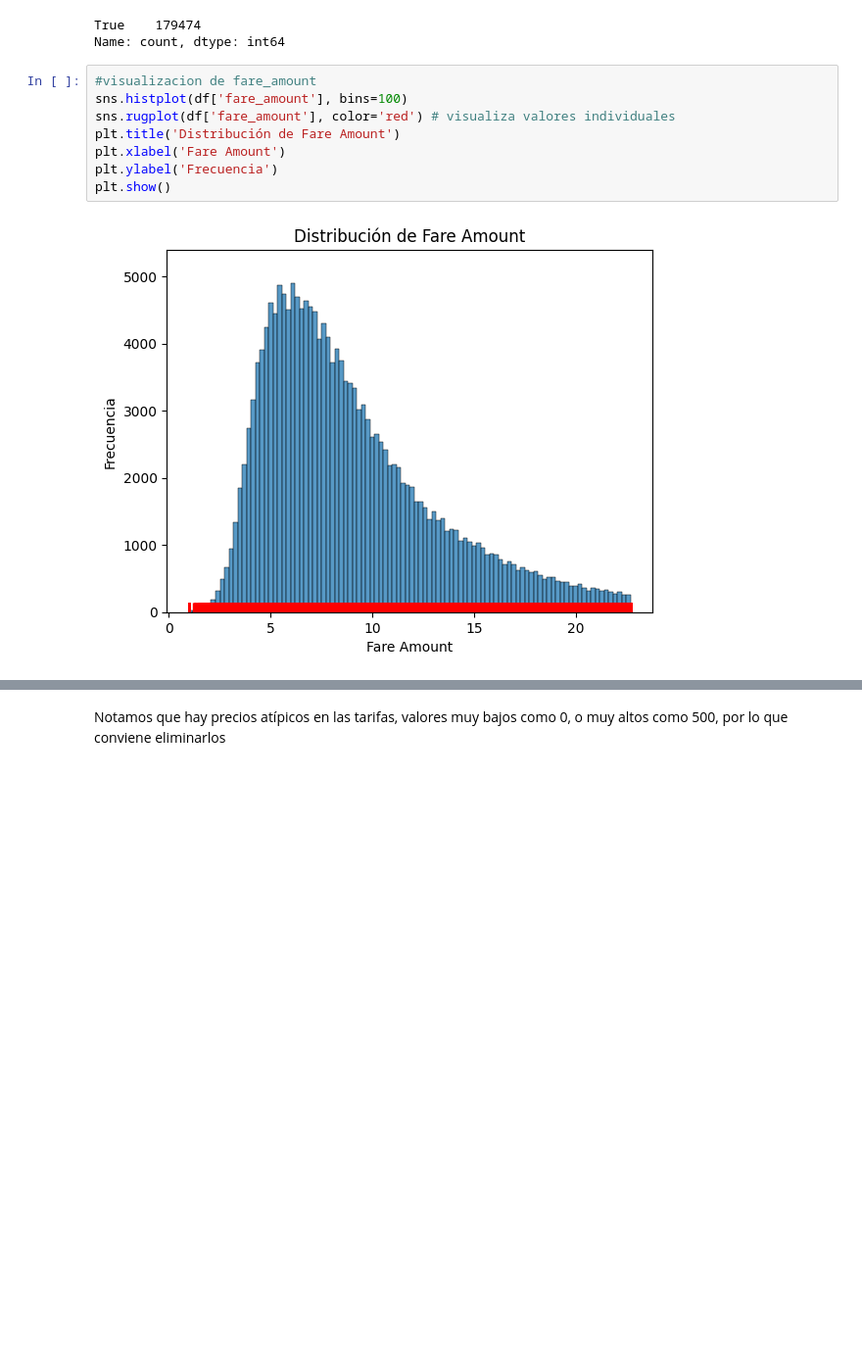
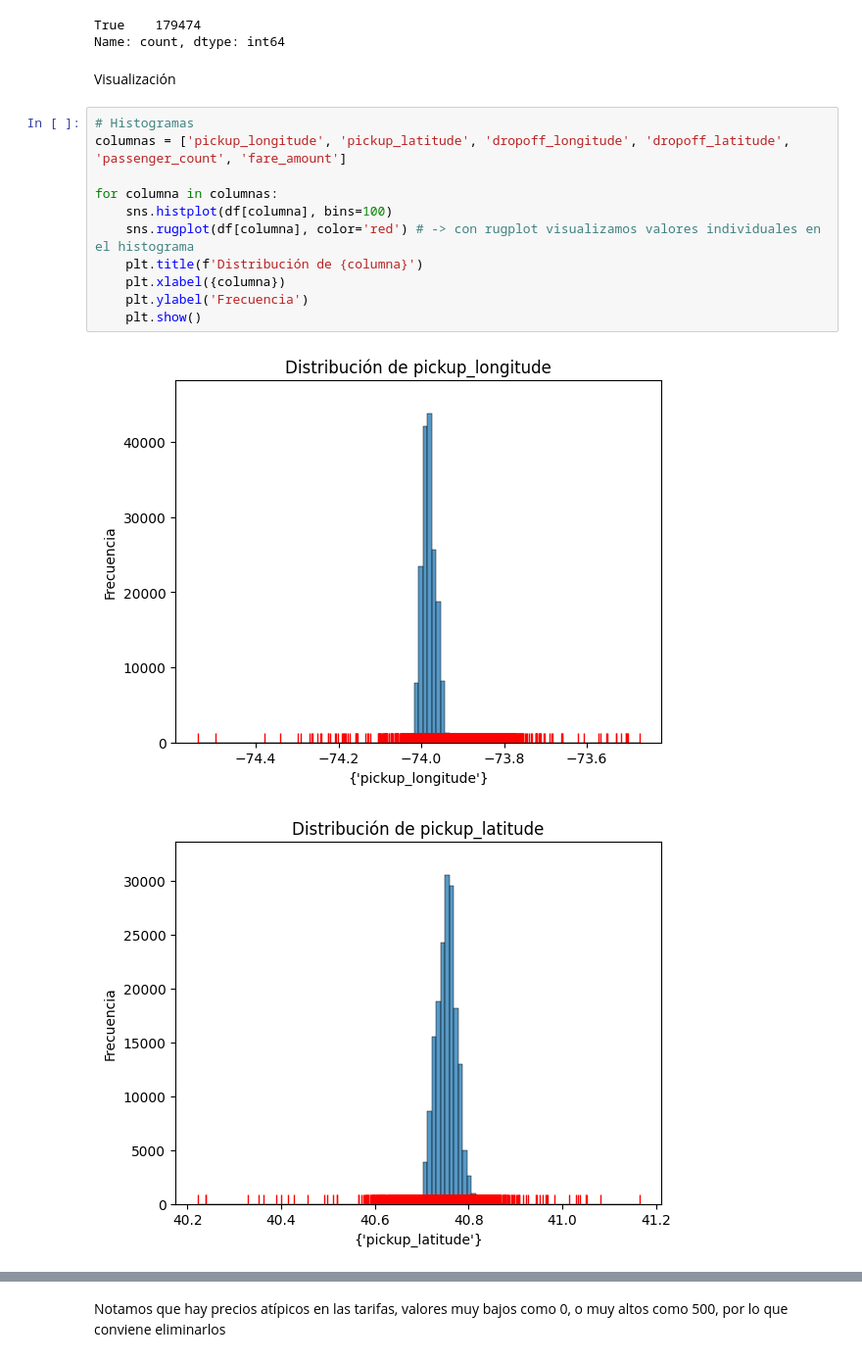
Before and after one commit to ZahirJacob/AA1-TUIA-2026C1-Dimenna-Jacob-Taborda, a Jupyter notebook: TP_regresion_AA1.ipynb, the cells around one changed output, grey strips where cells are left out. Shown at 98% size. Cells and saved outputs as stored; diff of their text form; blank space fills up the shorter version.

Commit message:
histogramas de más variables

```diff
--- a/TP_regresion_AA1.ipynb
+++ b/TP_regresion_AA1.ipynb
@@ -139,13 +139,19 @@ Observamos que lo único en lo que difieren los datos de la columna "pickup_date
 # %% [output]
 True    179474
 Name: count, dtype: int64
+# %% [markdown]
+Visualización
 # %%
-#visualizacion de fare_amount
-sns.histplot(df['fare_amount'], bins=100)
-sns.rugplot(df['fare_amount'], color='red') # visualiza valores individuales
-plt.title('Distribución de Fare Amount')
-plt.xlabel('Fare Amount')
-plt.ylabel('Frecuencia')
-plt.show()
+# Histogramas
+columnas = ['pickup_longitude', 'pickup_latitude', 'dropoff_longitude', 'dropoff_latitude', 'passenger_count', 'fare_amount']
+
+for columna in columnas:
+    sns.histplot(df[columna], bins=100)
+    sns.rugplot(df[columna], color='red') # -> con rugplot visualizamos valores individuales en el histograma
+    plt.title(f'Distribución de {columna}')
+    plt.xlabel({columna})
+    plt.ylabel('Frecuencia')
+    plt.show()
 # %% [output]
-[figure, old version]
+[figure, new version]
+[figure, added]
```
Also changed, not shown: parts of 1 cell of this notebook.
